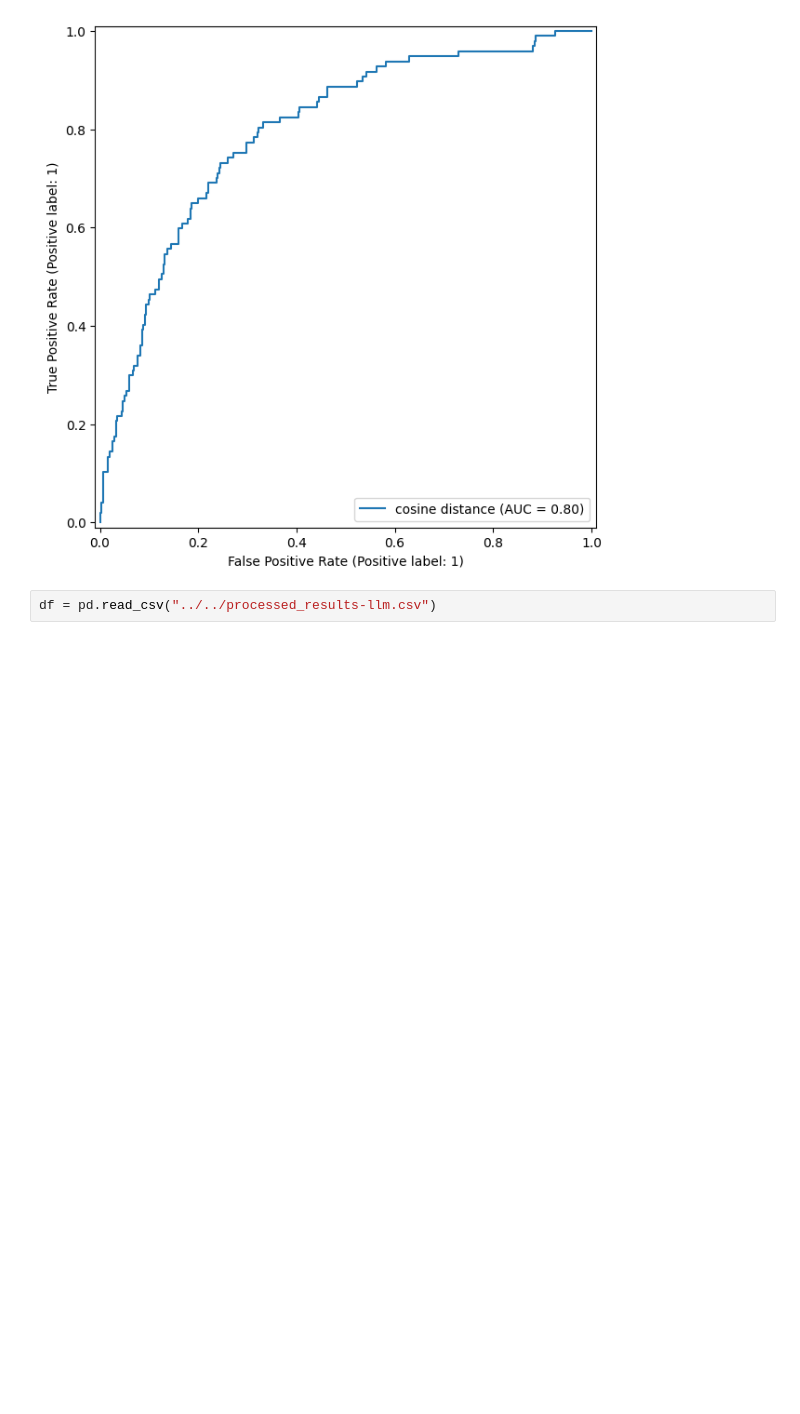
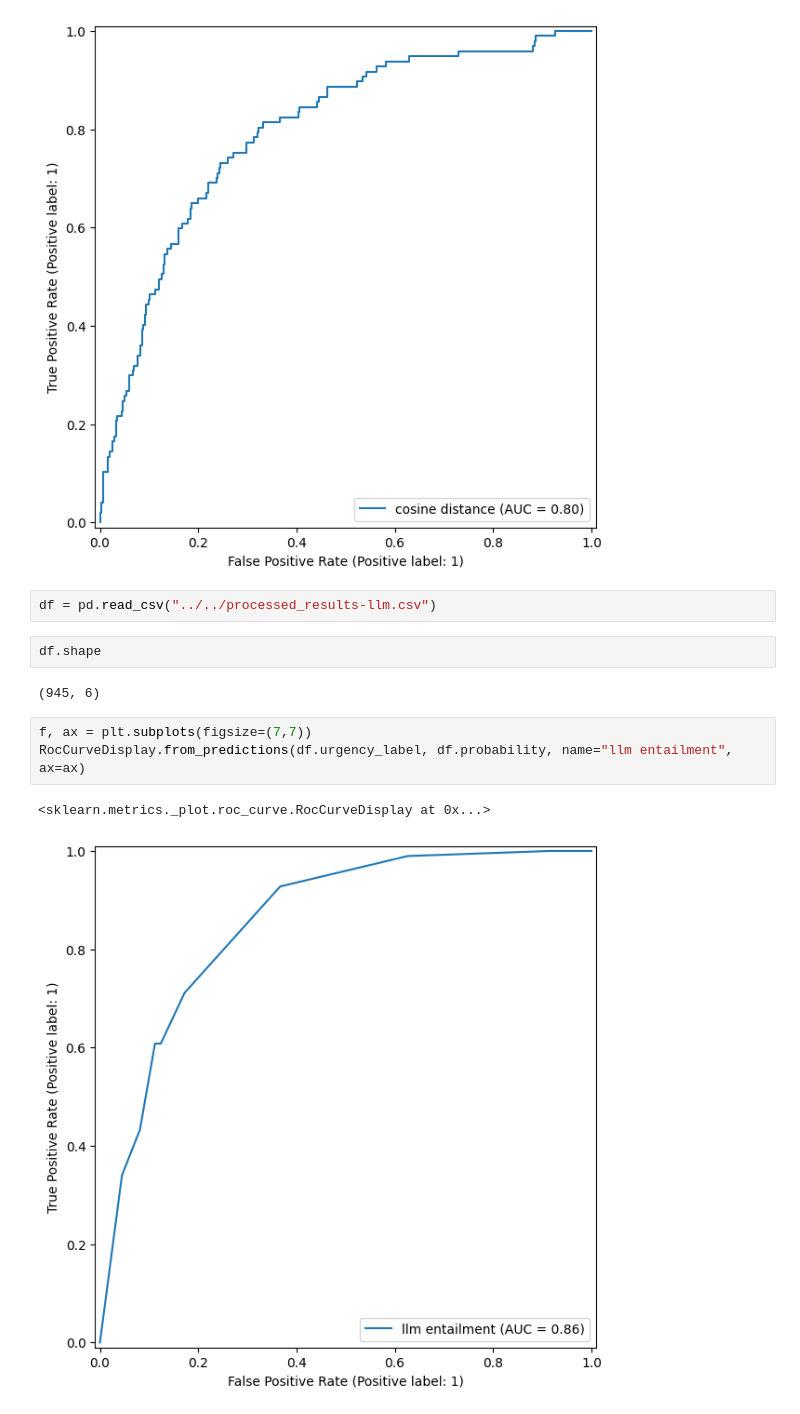
Before and after one commit to IDinsight/ask-a-question, a Jupyter notebook: experiments/ud_validation/Untitled.ipynb, the cells around one changed output. Drawn from its saved outputs; the diff is of its cells as text; blank space fills up the shorter version.

```diff
--- a/experiments/ud_validation/Untitled.ipynb
+++ b/experiments/ud_validation/Untitled.ipynb
@@ -34,3 +31,13 @@ RocCurveDisplay.from_predictions(df.urgency_label, 1 - df.min_distance, name="co
 [figure]
 # %%
 df = pd.read_csv("../../processed_results-llm.csv")
+# %%
+df.shape
+# %% [output]
+(945, 6)
+# %%
+f, ax = plt.subplots(figsize=(7,7))
+RocCurveDisplay.from_predictions(df.urgency_label, df.probability, name="llm entailment", ax=ax)
+# %% [output]
+<sklearn.metrics._plot.roc_curve.RocCurveDisplay at 0x...>
+[figure, added]
```
Also changed, not shown: parts of 8 cells of this notebook, 1 other file.
